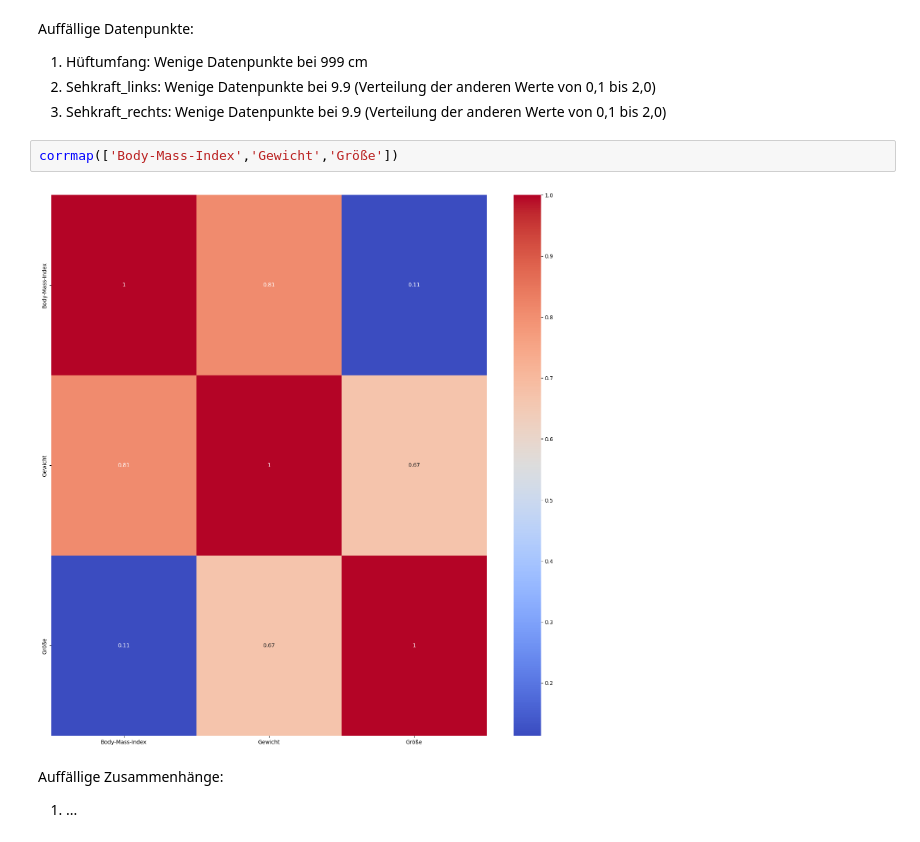
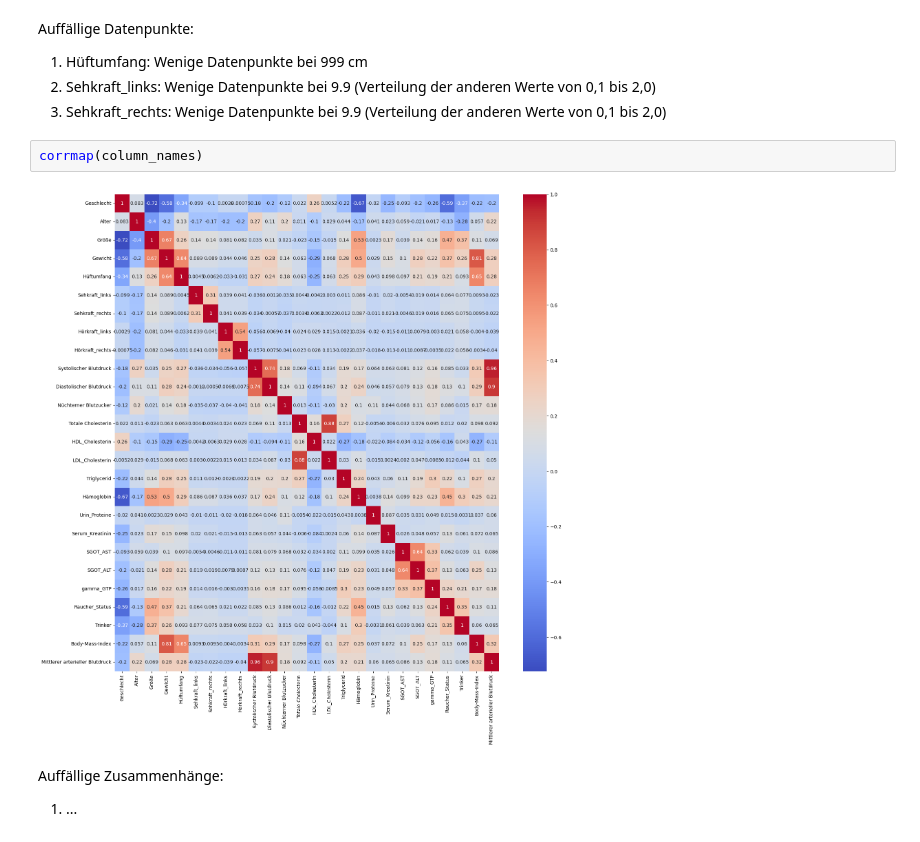
Before and after one commit to SebastianGrab/DataAnalyticsWS23-24, a Jupyter notebook: Projektarbeit/Projektarbeit_Grab_Klöble_Ricker.ipynb, the cells around one changed output. Saved outputs shown, nothing was run; the diff lists cells and outputs as text.

```diff
--- a/Projektarbeit/Projektarbeit_Grab_Klöble_Ricker.ipynb
+++ b/Projektarbeit/Projektarbeit_Grab_Klöble_Ricker.ipynb
@@ -200,10 +212,10 @@ Auffällige Datenpunkte:
 1. Hüftumfang: Wenige Datenpunkte bei 999 cm
 2. Sehkraft_links: Wenige Datenpunkte bei 9.9 (Verteilung der anderen Werte von 0,1 bis 2,0)
 3. Sehkraft_rechts: Wenige Datenpunkte bei 9.9 (Verteilung der anderen Werte von 0,1 bis 2,0)
-# %%
-corrmap(['Body-Mass-Index','Gewicht','Größe'])
-# %% [output]
-[figure, removed]
+# %%
+corrmap(column_names)
+# %% [output]
+[figure, added]
 # %% [markdown]
 Auffällige Zusammenhänge:
 
```
Also changed, not shown: parts of 6 cells of this notebook, 1 other file.
